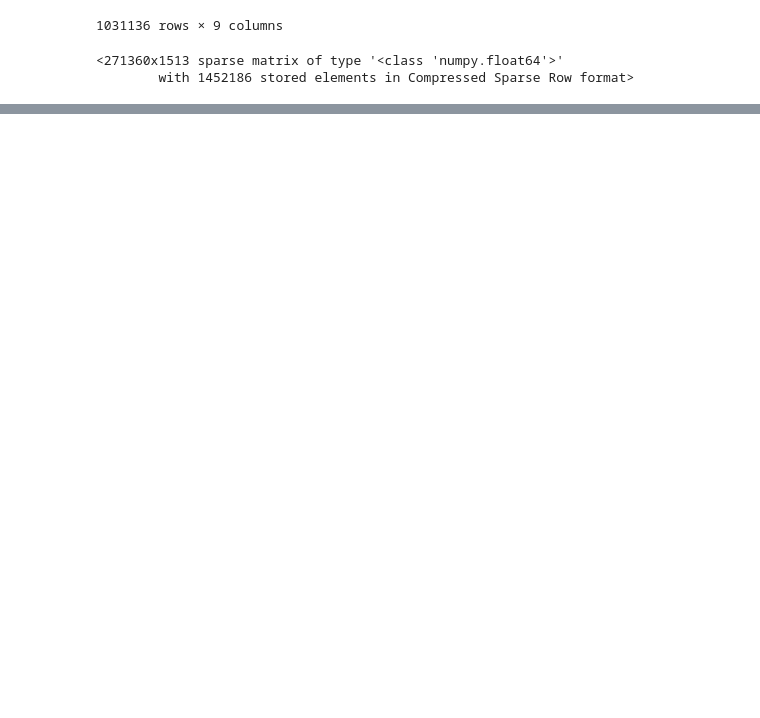
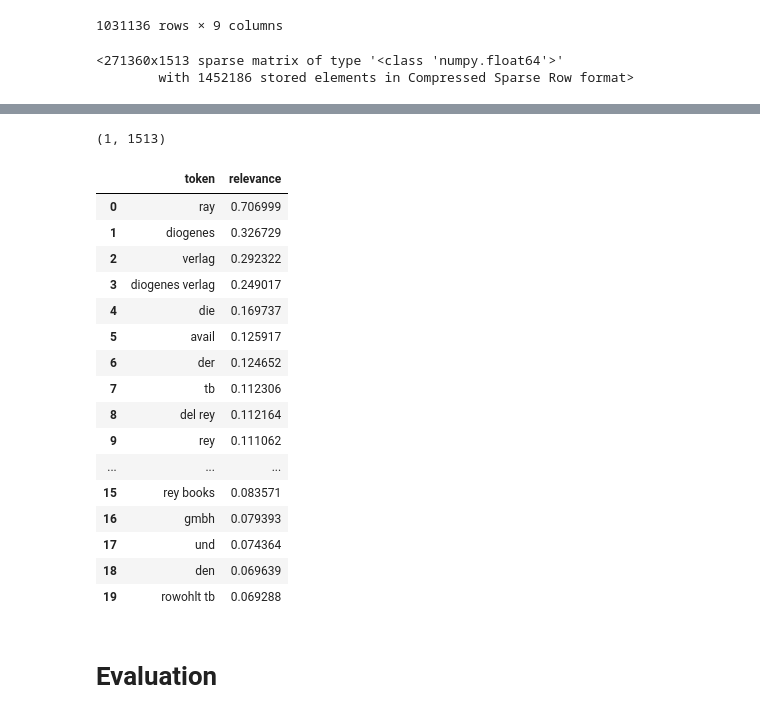
Before and after one commit to Ali-Asgar-Lakdawala/Book-Recommendation-System, a Jupyter notebook: Book_Recommendation_System.ipynb, the cells around one changed output, grey strips where cells are left out. Drawn from its saved outputs; the diff is of its cells as text; code cells hidden in the pictures; blank space fills up the shorter version.

```diff
--- a/Book_Recommendation_System.ipynb
+++ b/Book_Recommendation_System.ipynb
@@ -591,7 +584,7 @@ vectorizer = TfidfVectorizer(analyzer='word',
                      max_df=0.95,
                      stop_words='english')
 
-item_id=books_df['ISBN'].to_list()
+item_ids=books_df['ISBN'].to_list()
 
 tfidf_matrix = vectorizer.fit_transform(books_df['Book-Title'] + " " + books_df['Book-Author'] + " " + books_df['Publisher'])
 tfidf_feature_names = vectorizer.get_feature_names()
@@ -641,0 +646,30 @@ book_user_df=book_user_df[book_user_df['count']>5]
+# %%
+def get_item_profile(item_id):
+    idx = item_ids.index(item_id)
+    item_profile = tfidf_matrix[idx:idx+1]
+    return item_profile
+
+def get_item_profiles(ids):
+    item_profiles_list = [get_item_profile(x) for x in ids]
+    item_profiles = scipy.sparse.vstack(item_profiles_list)
+    return item_profiles
+
+def build_users_profile(person_id, interactions_indexed_df):
+    interactions_person_df = interactions_indexed_df.loc[person_id]
+    user_item_profiles = get_item_profiles(interactions_person_df['ISBN'])
+
+    user_item_strengths = np.array(interactions_person_df['Avg-Book-Rating']).reshape(-1,1)
+
+    # Weighted average of item profiles by the interactions strength
+    user_item_strengths_weighted_avg = np.sum(user_item_profiles.multiply(user_item_strengths), axis=0) / np.sum(user_item_strengths)
+    user_profile_norm = normalize(user_item_strengths_weighted_avg)
+    return user_profile_norm
+
+def build_users_profiles():
+    interactions_indexed_df = book_user_df[book_user_df['ISBN'].isin(books_df['ISBN'])].set_index('User-ID')
+    user_profiles = {}
+    for person_id in interactions_indexed_df.index.unique():
+        user_profiles[person_id] = build_users_profile(person_id, interactions_indexed_df)
+    return user_profiles
+# %%
+user_profiles = build_users_profiles()
@@ -642,3 +678,29 @@ book_user_df=book_user_df[book_user_df['count']>5]
+# %%
+user_profile = user_profiles[242]
+print(user_profile.shape)
+
+pd.DataFrame(sorted(zip(tfidf_feature_names,
+                        user_profiles[242].flatten().tolist()), key=lambda x: -x[1])[:20],
+             columns=['token', 'relevance'])
+# %% [output]
+(1, 1513)
+|  | token | relevance |
+| 0 | ray | 0.706999 |
+| 1 | diogenes | 0.326729 |
+| 2 | verlag | 0.292322 |
+| 3 | diogenes verlag | 0.249017 |
+| 4 | die | 0.169737 |
+| 5 | avail | 0.125917 |
+| 6 | der | 0.124652 |
+| 7 | tb | 0.112306 |
+| 8 | del rey | 0.112164 |
+| 9 | rey | 0.111062 |
+| ... | ... | ... |
+| 15 | rey books | 0.083571 |
+| 16 | gmbh | 0.079393 |
+| 17 | und | 0.074364 |
+| 18 | den | 0.069639 |
+| 19 | rowohlt tb | 0.069288 |
 # %%
 from sklearn.model_selection import train_test_split
 # %%
@@ -693,0 +748,2 @@ content_based_recommender_model = ContentBasedRecommender(articles_df)
+# %% [markdown]
+# Evaluation
```
Also changed, not shown: parts of 19 cells of this notebook.
